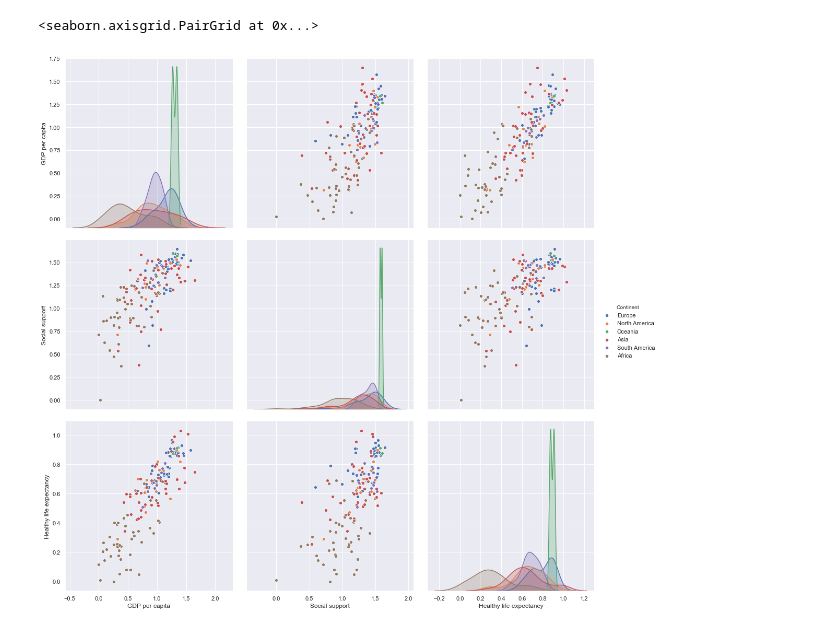
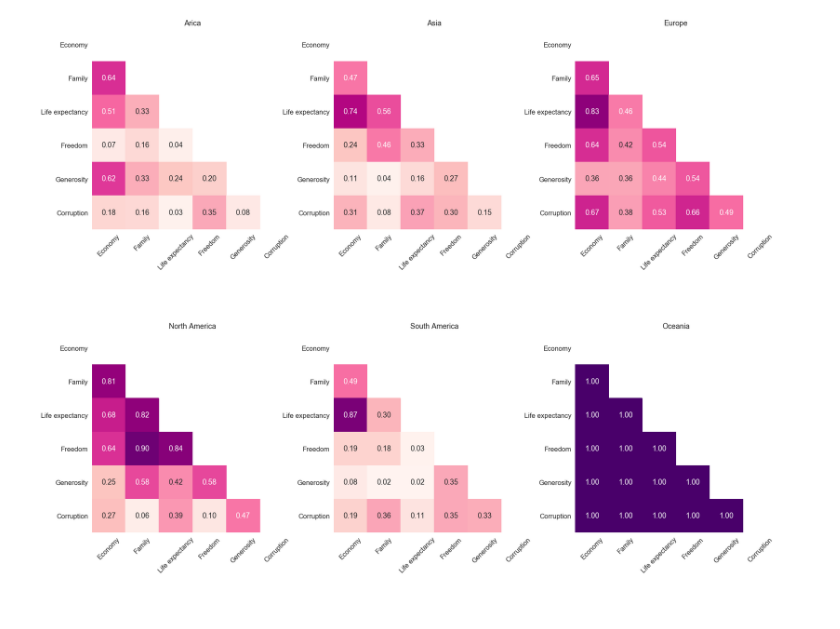
Before and after one commit to adithyaxx/world-happiness-report-analysis, a Jupyter notebook: Adi_Assignment.ipynb, the cells around one changed output. Drawn from its saved outputs; the diff is of its cells as text; code cells hidden in the pictures.

```diff
--- a/Adi_Assignment.ipynb
+++ b/Adi_Assignment.ipynb
@@ -71,5 +128,41 @@ sb.pairplot(data = trainDF, hue='Continent')
-# %%
-sb.pairplot(data = trainDF[['GDP per capita', 'Social support', 'Healthy life expectancy', 'Continent']], hue='Continent', height=5)
-# %% [output]
-<seaborn.axisgrid.PairGrid at 0x...>
-[figure, removed]
+# %%
+sb.set(font_scale=1.5)
+mask = np.zeros_like(heatmapDF.corr().abs())
+mask[np.triu_indices_from(mask)] = True
+sb.set_style("white")
+
+f, axes = plt.subplots(2, 3, figsize=(30, 25))
+
+continentDF = heatmapDF[heatmapDF['Continent'] == 'Africa']
+sb_heatmap = sb.heatmap(continentDF.corr().abs(), vmin = 0, vmax = 1, annot = True, fmt = ".2f", cmap="RdPu", cbar=False, mask=mask, ax = axes[0,0], square=True)
+axes[0,0].set_title("Arica")
+axes[0,0].set_xticklabels(axes[0,0].get_xticklabels(),rotation=45)
+
+continentDF = heatmapDF[heatmapDF['Continent'] == 'Asia']
+sb_heatmap = sb.heatmap(continentDF.corr().abs(), vmin = 0, vmax = 1, annot = True, fmt = ".2f", cmap="RdPu", cbar=False, mask=mask, ax = axes[0,1], square=True)
+axes[0,1].set_title("Asia")
+axes[0,1].set_xticklabels(axes[0,1].get_xticklabels(),rotation=45)
+
+continentDF = heatmapDF[heatmapDF['Continent'] == 'Europe']
+sb_heatmap = sb.heatmap(continentDF.corr().abs(), vmin = 0, vmax = 1, annot = True, fmt = ".2f", cmap="RdPu", cbar=False, mask=mask, ax = axes[0,2], square=True)
+axes[0,2].set_title("Europe")
+axes[0,2].set_xticklabels(axes[0,2].get_xticklabels(),rotation=45)
+
+continentDF = heatmapDF[heatmapDF['Continent'] == 'North America']
+sb_heatmap = sb.heatmap(continentDF.corr().abs(), vmin = 0, vmax = 1, annot = True, fmt = ".2f", cmap="RdPu", cbar=False, mask=mask, ax = axes[1,0], square=True)
+axes[1,0].set_title("North America")
+axes[1,0].set_xticklabels(axes[1,0].get_xticklabels(),rotation=45)
+
+continentDF = heatmapDF[heatmapDF['Continent'] == 'South America']
+sb_heatmap = sb.heatmap(continentDF.corr().abs(), vmin = 0, vmax = 1, annot = True, fmt = ".2f", cmap="RdPu", cbar=False, mask=mask, ax = axes[1,1], square=True)
+axes[1,1].set_title("South America")
+axes[1,1].set_xticklabels(axes[1,1].get_xticklabels(),rotation=45)
+
+continentDF = heatmapDF[heatmapDF['Continent'] == 'Oceania']
+sb_heatmap = sb.heatmap(continentDF.corr().abs(), vmin = 0, vmax = 1, annot = True, fmt = ".2f", cmap="RdPu", cbar=False, mask=mask, ax = axes[1,2], square=True)
+axes[1,2].set_title("Oceania")
+axes[1,2].set_xticklabels(axes[1,2].get_xticklabels(),rotation=45)
+
+sb_heatmap.figure.savefig("Diagrams/heatmaps.png", dpi=150)
+# %% [output]
+[figure, added]
```
Also changed, not shown: parts of 23 cells of this notebook, 20 other files.
